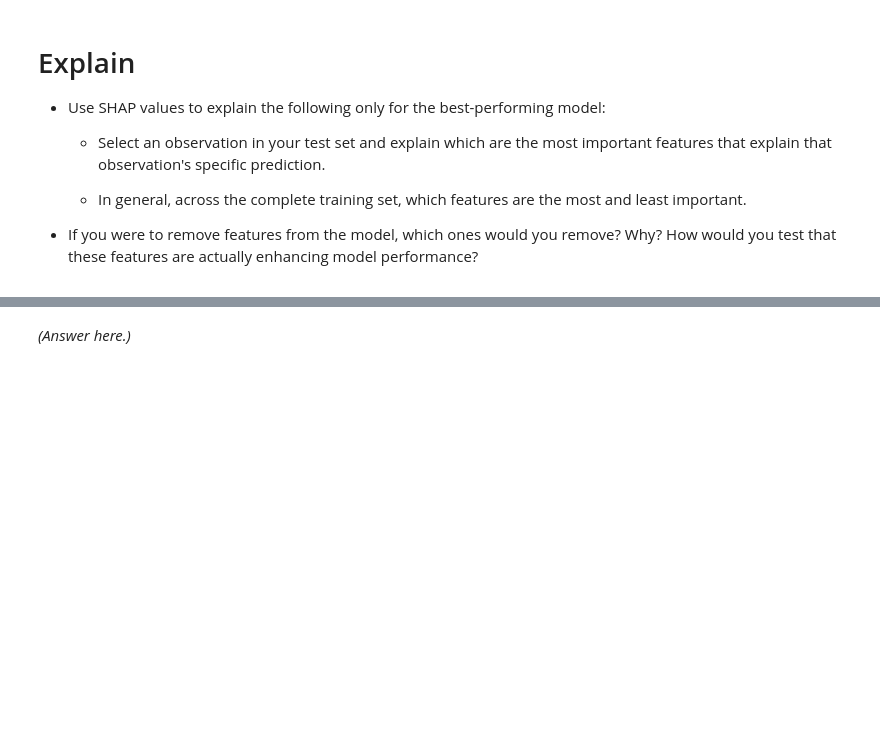
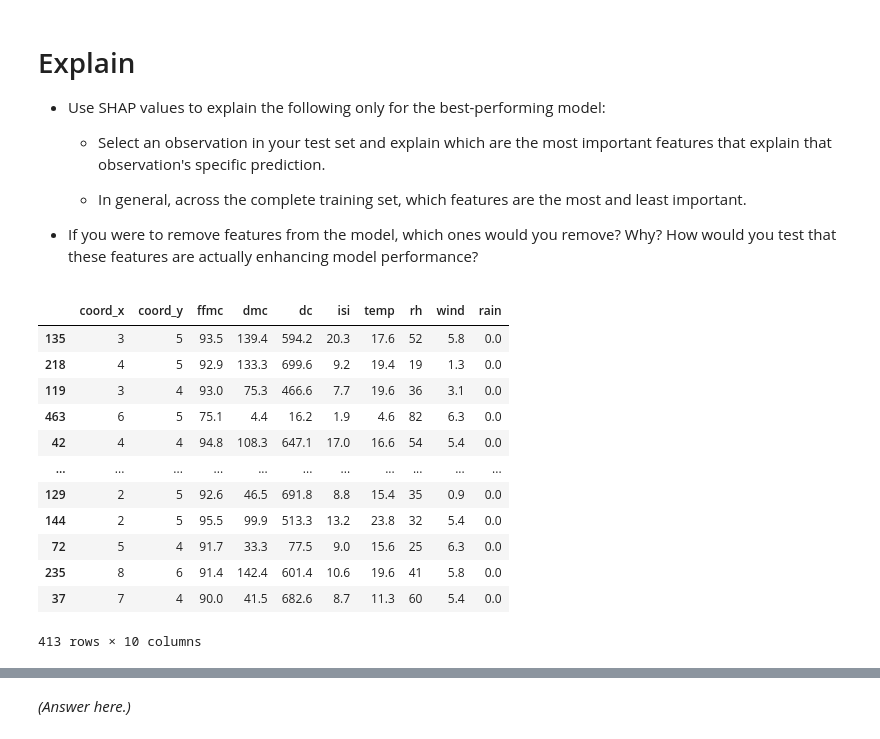
Before and after one commit to yulizhang11/production, a Jupyter notebook: 02_activities/assignments/assignment_2.ipynb, the cells around one changed output, grey strips where cells are left out. Drawn from its saved outputs; the diff is of its cells as text; code cells hidden in the pictures; blank space fills up the shorter version.

```diff
--- a/02_activities/assignments/assignment_2.ipynb
+++ b/02_activities/assignments/assignment_2.ipynb
@@ -278,7 +171,7 @@ Create a [model pipeline](https://scikit-learn.org/stable/modules/generated/skle
 # Pipeline A = preproc1 + baseline
 pipe_knn = Pipeline([
     ('preprocess1', ctransform_simple),
-    ('knn', KNeighborsRegressor(n_neighbors=5))
+    ('knn', KNeighborsRegressor())
 ])
 pipe_knn
 # %% [output]
@@ -295,6 +186,2 @@ Pipeline(steps=[('preprocess1',
                                                   ['coord_x', 'coord_y'])])),
                 ('knn', KNeighborsRegressor())])
-# %%
-X0_train, X0_test, Y0_train, Y0_test = train_test_split(X_num, Y, test_size=0.2, random_state=42)
-
-pipe_knn.fit(X0_train, Y0_train)
@@ -334,3 +219,22 @@ Pipeline(steps=[('preprocess2',
 + Perform GridSearch on each of the four pipelines.
 + Tune at least one hyperparameter per pipeline.
 + Experiment with at least four value combinations per pipeline.
+# %%
+# split data into train and test
+X_train, X_test, Y_train, Y_test = train_test_split(X, Y, test_size = 0.2, random_state = 1)
+
+# use cross-val to determine optimal K
+param_grid = {
+    "knn__n_neighbors": [1, 50, 100, 150, 200, 250, 300]
+}
+
+fire_gridsearch = GridSearchCV(
+    estimator=pipe_knn,
+    param_grid=param_grid,
+    cv=5,
+    scoring="neg_root_mean_squared_error",
+)
+
+fire_gridsearch.fit(X_train,Y_train)
+fire_gridsearch.best_params_
+fire_gridsearch.best_estimator_
@@ -336,0 +271,11 @@ Pipeline(steps=[('preprocess2',
+# %%
+fire_gridsearch_yj = GridSearchCV(
+    estimator=pipe_knn_yj,
+    param_grid=param_grid,
+    cv=5,
+    scoring="neg_root_mean_squared_error",
+)
+
+fire_gridsearch_yj.fit(X_train,Y_train)
+fire_gridsearch_yj.best_params_
+fire_gridsearch_yj.best_estimator_
@@ -352,3 +339,19 @@ Pipeline(steps=[('preprocess2',
     - In general, across the complete training set, which features are the most and least important.
 
 + If you were to remove features from the model, which ones would you remove? Why? How would you test that these features are actually enhancing model performance?
+# %%
+X_train
+# %% [output]
+|  | coord_x | coord_y | ffmc | dmc | dc | isi | temp | rh | wind | rain |
+| 135 | 3 | 5 | 93.5 | 139.4 | 594.2 | 20.3 | 17.6 | 52 | 5.8 | 0.0 |
+| 218 | 4 | 5 | 92.9 | 133.3 | 699.6 | 9.2 | 19.4 | 19 | 1.3 | 0.0 |
+| 119 | 3 | 4 | 93.0 | 75.3 | 466.6 | 7.7 | 19.6 | 36 | 3.1 | 0.0 |
+| 463 | 6 | 5 | 75.1 | 4.4 | 16.2 | 1.9 | 4.6 | 82 | 6.3 | 0.0 |
+| 42 | 4 | 4 | 94.8 | 108.3 | 647.1 | 17.0 | 16.6 | 54 | 5.4 | 0.0 |
+| ... | ... | ... | ... | ... | ... | ... | ... | ... | ... | ... |
+| 129 | 2 | 5 | 92.6 | 46.5 | 691.8 | 8.8 | 15.4 | 35 | 0.9 | 0.0 |
+| 144 | 2 | 5 | 95.5 | 99.9 | 513.3 | 13.2 | 23.8 | 32 | 5.4 | 0.0 |
+| 72 | 5 | 4 | 91.7 | 33.3 | 77.5 | 9.0 | 15.6 | 25 | 6.3 | 0.0 |
+| 235 | 8 | 6 | 91.4 | 142.4 | 601.4 | 10.6 | 19.6 | 41 | 5.8 | 0.0 |
+| 37 | 7 | 4 | 90.0 | 41.5 | 682.6 | 8.7 | 11.3 | 60 | 5.4 | 0.0 |
+413 rows × 10 columns
```
Also changed, not shown: parts of 26 cells of this notebook.
